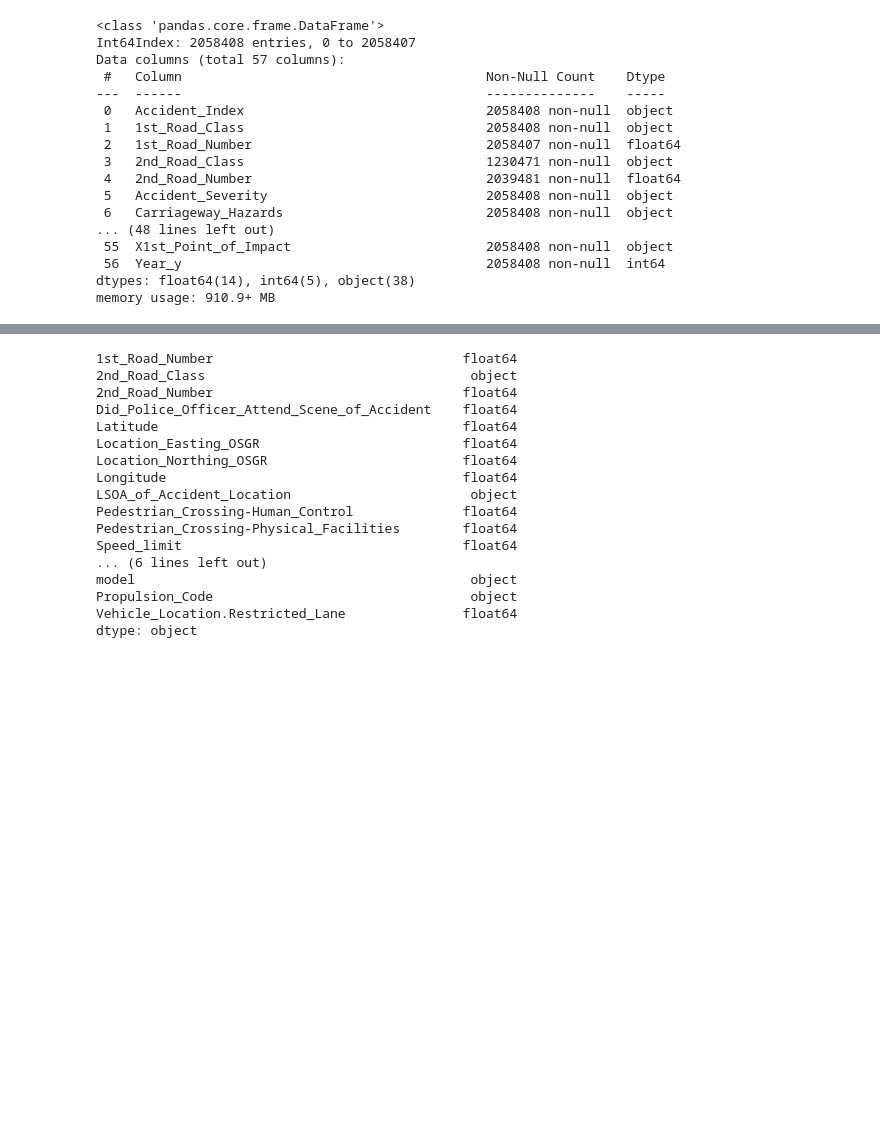
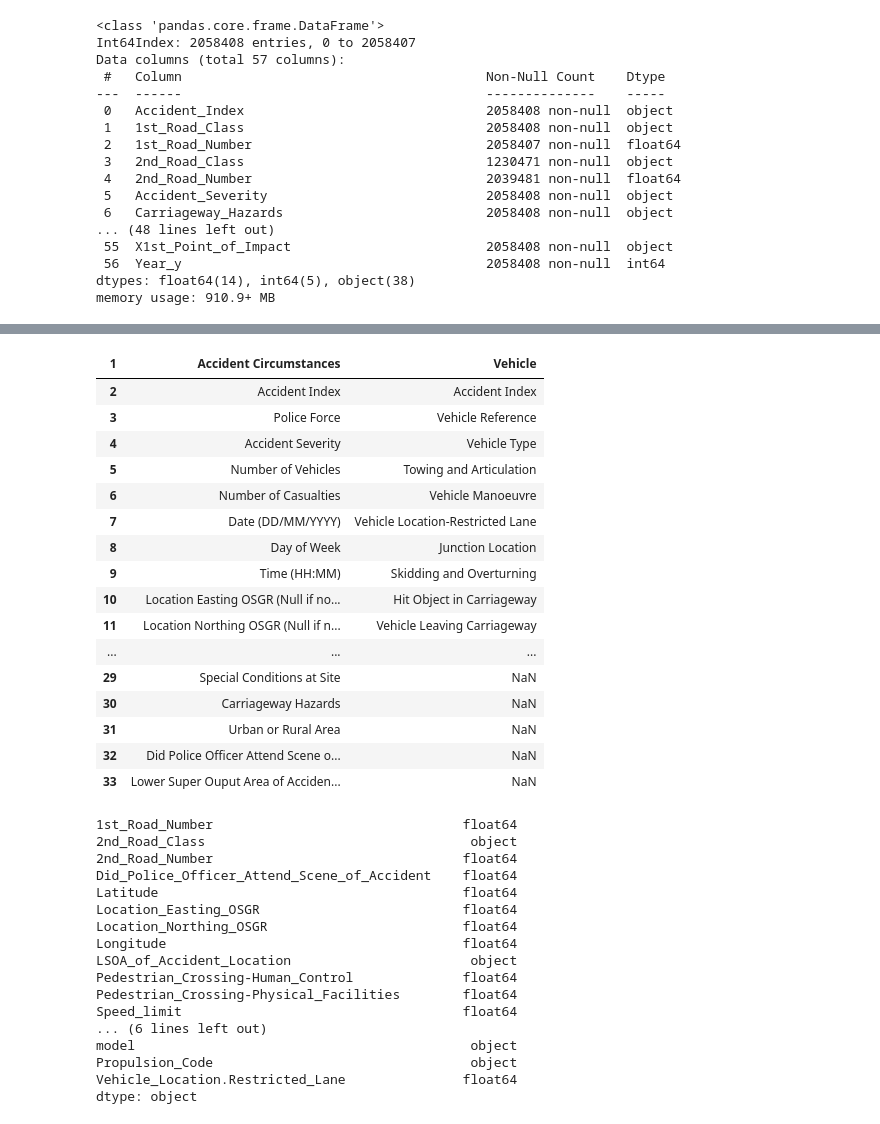
Before and after one commit to scharpham/Springboard, a Jupyter notebook: Capstone 2/capstone2/notebooks/Capstone2-Data Wrangling.ipynb, the cells around one changed output, grey strips where cells are left out. Cells and saved outputs as stored; diff of their text form; code cells hidden in the pictures; blank space fills up the shorter version.

```diff
--- a/Capstone 2/capstone2/notebooks/Capstone2-Data Wrangling.ipynb
+++ b/Capstone 2/capstone2/notebooks/Capstone2-Data Wrangling.ipynb
@@ -101,3 +122,30 @@ memory usage: 910.9+ MB
+# %%
+#import variable guide XLS file from UK website - column descriptors
+variable_guide = pd.read_excel("../../capstone2/data/external/variable lookup.xls", sheet_name = 'Export Variables')
+variable_guide = variable_guide.iloc[1: , :]
+header = variable_guide.iloc[0][:]
+variable_guide = variable_guide[1:]
+variable_guide.columns = header
+variable_guide = variable_guide.iloc[:, 0:2]
+variable_guide
+# %% [output]
+| 1 | Accident Circumstances | Vehicle |
+| 2 | Accident Index | Accident Index |
+| 3 | Police Force | Vehicle Reference |
+| 4 | Accident Severity | Vehicle Type |
+| 5 | Number of Vehicles | Towing and Articulation |
+| 6 | Number of Casualties | Vehicle Manoeuvre |
+| 7 | Date (DD/MM/YYYY) | Vehicle Location-Restricted Lane |
+| 8 | Day of Week | Junction Location |
+| 9 | Time (HH:MM) | Skidding and Overturning |
+| 10 | Location Easting OSGR (Null if no... | Hit Object in Carriageway |
+| 11 | Location Northing OSGR (Null if n... | Vehicle Leaving Carriageway |
+| ... | ... | ... |
+| 29 | Special Conditions at Site | NaN |
+| 30 | Carriageway Hazards | NaN |
+| 31 | Urban or Rural Area | NaN |
+| 32 | Did Police Officer Attend Scene o... | NaN |
+| 33 | Lower Super Ouput Area of Acciden... | NaN |
 # %%
 #code to create list of columns with NaN values
 emp =[]
```
Also changed, not shown: parts of 15 cells of this notebook, 1 other file.
